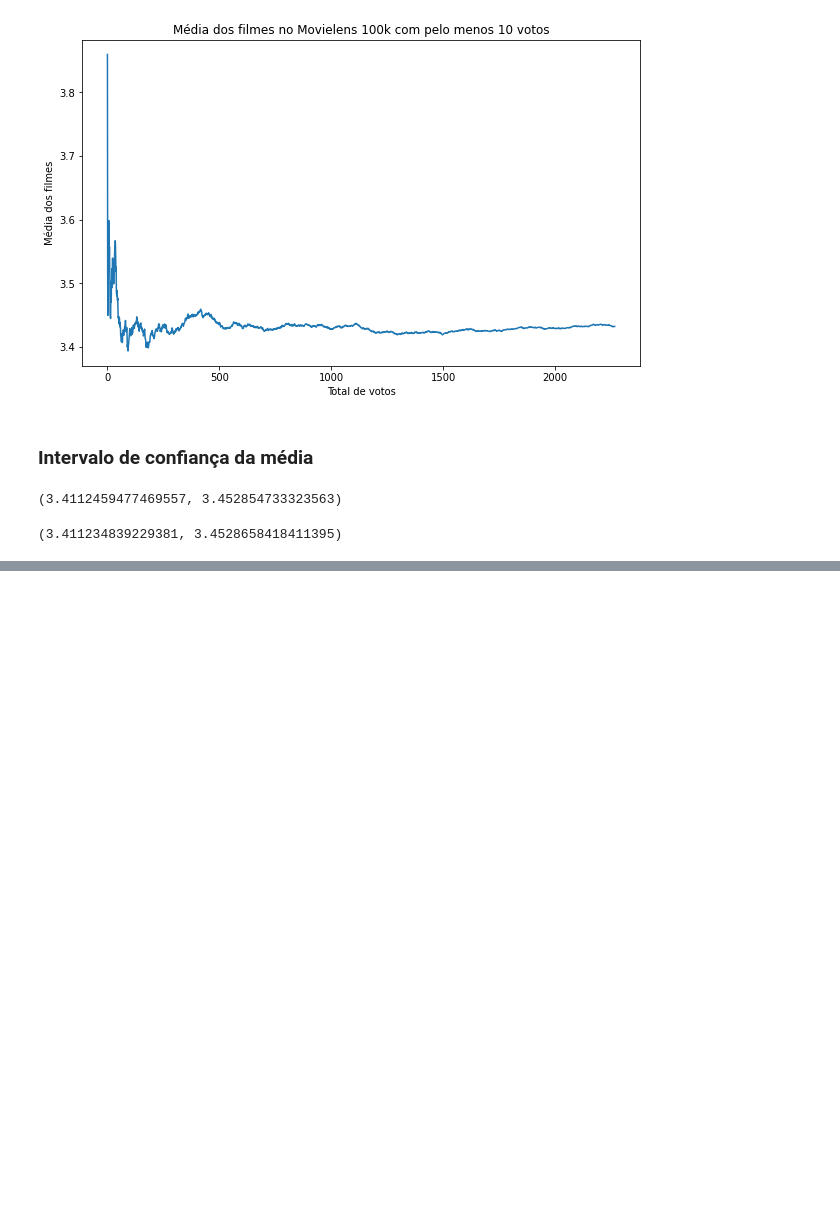
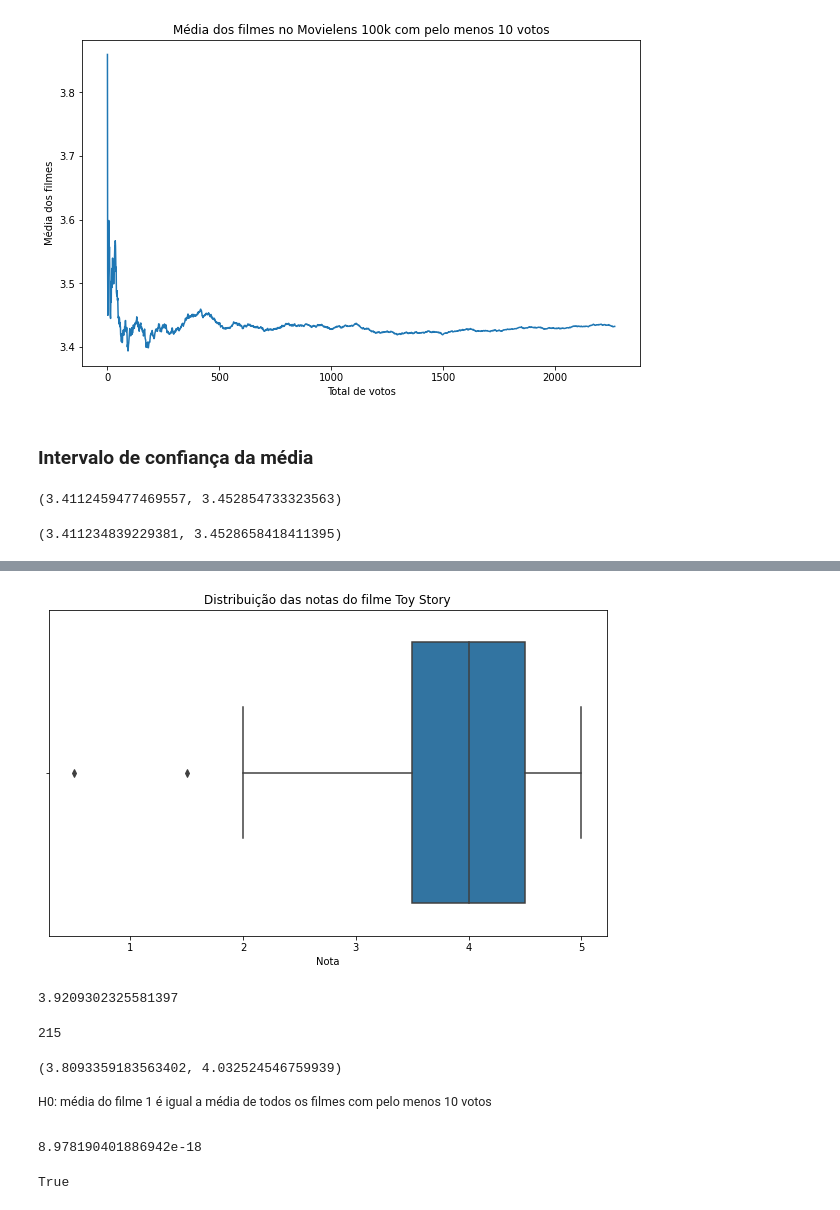
Before and after one commit to LilianeAquino/notebooks_cursos_alura, a Jupyter notebook: Estatística/Parte 4/Data_Science_Introdução_a_testes.ipynb, the cells around one changed output, grey strips where cells are left out. Cells and saved outputs as stored; diff of their text form; code cells hidden in the pictures; blank space fills up the shorter version.

```diff
--- a/Estatística/Parte 4/Data_Science_Introdução_a_testes.ipynb
+++ b/Estatística/Parte 4/Data_Science_Introdução_a_testes.ipynb
@@ -282,0 +318,32 @@ descr_todos_com_10_votos.tconfint_mean(alpha=0.05)
+# %%
+plt.figure(figsize=[10, 6])
+ax = sns.boxplot(notas_do_filme_1['rating'])
+ax.set(xlabel='Nota')
+ax.set_title('Distribuição das notas do filme Toy Story')
+plt.show()
+# %% [output]
+[figure, added]
+# %%
+notas_do_filme_1['rating'].mean()
+# %% [output]
+3.9209302325581397
+# %%
+notas_do_filme_1['rating'].count()
+# %% [output]
+215
+# %%
+zconfint(notas_do_filme_1['rating'])
+# %% [output]
+(3.8093359183563402, 4.032524546759939)
+# %% [markdown]
+<sup>H0: média do filme 1 é igual a média de todos os filmes com pelo menos 10 votos</sup>
+# %%
+from statsmodels.stats.weightstats import ztest
+stat_z, p_value = ztest(notas_do_filme_1['rating'], value=nota_media_dos_filme_com_pelo_menos_10_votos.mean())
+p_value
+# %% [output]
+8.978190401886942e-18
+# %%
+p_value <= 0.05 #Rejeita H0
+# %% [output]
+True
```
Also changed, not shown: parts of 23 cells of this notebook.
